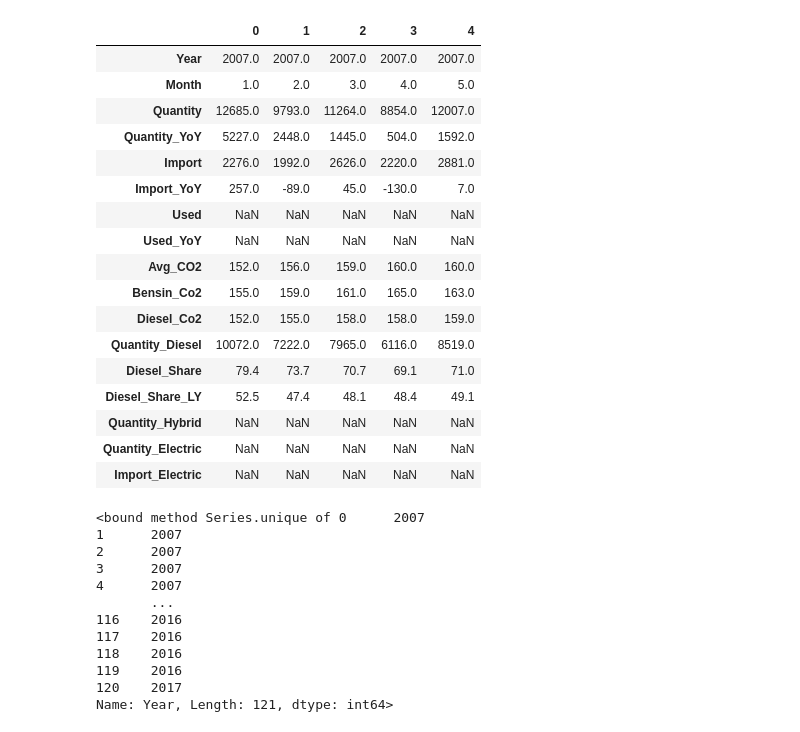
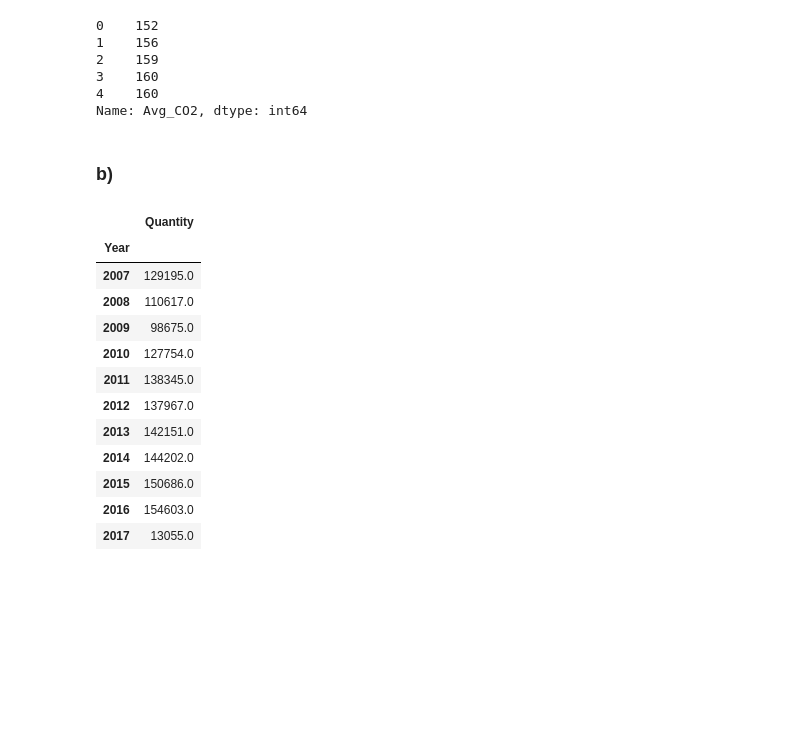
Before and after one commit to EfremDaniel/Data_visualisation_Efrem, a Jupyter notebook: exercises/exercise_0/exercise.ipynb, the cells around one changed output. Saved outputs shown, nothing was run; the diff lists cells and outputs as text; code cells hidden in the pictures; blank space fills up the shorter version.

```diff
--- a/exercises/exercise_0/exercise.ipynb
+++ b/exercises/exercise_0/exercise.ipynb
@@ -20,36 +18,39 @@ df
 # %%
-df.head().T
+df["Avg_CO2"].head()
 # %% [output]
-|  | 0 | 1 | 2 | 3 | 4 |
-| Year | 2007.0 | 2007.0 | 2007.0 | 2007.0 | 2007.0 |
-| Month | 1.0 | 2.0 | 3.0 | 4.0 | 5.0 |
-| Quantity | 12685.0 | 9793.0 | 11264.0 | 8854.0 | 12007.0 |
-| Quantity_YoY | 5227.0 | 2448.0 | 1445.0 | 504.0 | 1592.0 |
-| Import | 2276.0 | 1992.0 | 2626.0 | 2220.0 | 2881.0 |
-| Import_YoY | 257.0 | -89.0 | 45.0 | -130.0 | 7.0 |
-| Used | NaN | NaN | NaN | NaN | NaN |
-| Used_YoY | NaN | NaN | NaN | NaN | NaN |
-| Avg_CO2 | 152.0 | 156.0 | 159.0 | 160.0 | 160.0 |
-| Bensin_Co2 | 155.0 | 159.0 | 161.0 | 165.0 | 163.0 |
-| Diesel_Co2 | 152.0 | 155.0 | 158.0 | 158.0 | 159.0 |
-| Quantity_Diesel | 10072.0 | 7222.0 | 7965.0 | 6116.0 | 8519.0 |
-| Diesel_Share | 79.4 | 73.7 | 70.7 | 69.1 | 71.0 |
-| Diesel_Share_LY | 52.5 | 47.4 | 48.1 | 48.4 | 49.1 |
-| Quantity_Hybrid | NaN | NaN | NaN | NaN | NaN |
-| Quantity_Electric | NaN | NaN | NaN | NaN | NaN |
-| Import_Electric | NaN | NaN | NaN | NaN | NaN |
+0    152
+1    156
+2    159
+3    160
+4    160
+Name: Avg_CO2, dtype: int64
-# %%
-df["Year"].unique
-# %% [output]
-<bound method Series.unique of 0      2007
-1      2007
-2      2007
-3      2007
-4      2007
-       ...
-116    2016
-117    2016
-118    2016
-119    2016
-120    2017
-Name: Year, Length: 121, dtype: int64>
+# %% [markdown]
+### b)
+# %%
+df_yearly_quantity = duckdb.query(
+            """
+            SELECT year, SUM(quantity) as Quantity
+            FROM df
+            GROUP BY year
+            ORDER BY year
+
+
+            """
+).df()
+
+df_yearly_quantity = df_yearly_quantity.set_index("Year")
+df_yearly_quantity
+# %% [output]
+|  | Quantity |
+| Year |  |
+| 2007 | 129195.0 |
+| 2008 | 110617.0 |
+| 2009 | 98675.0 |
+| 2010 | 127754.0 |
+| 2011 | 138345.0 |
+| 2012 | 137967.0 |
+| 2013 | 142151.0 |
+| 2014 | 144202.0 |
+| 2015 | 150686.0 |
+| 2016 | 154603.0 |
+| 2017 | 13055.0 |
```
Also changed, not shown: parts of 7 cells of this notebook.
